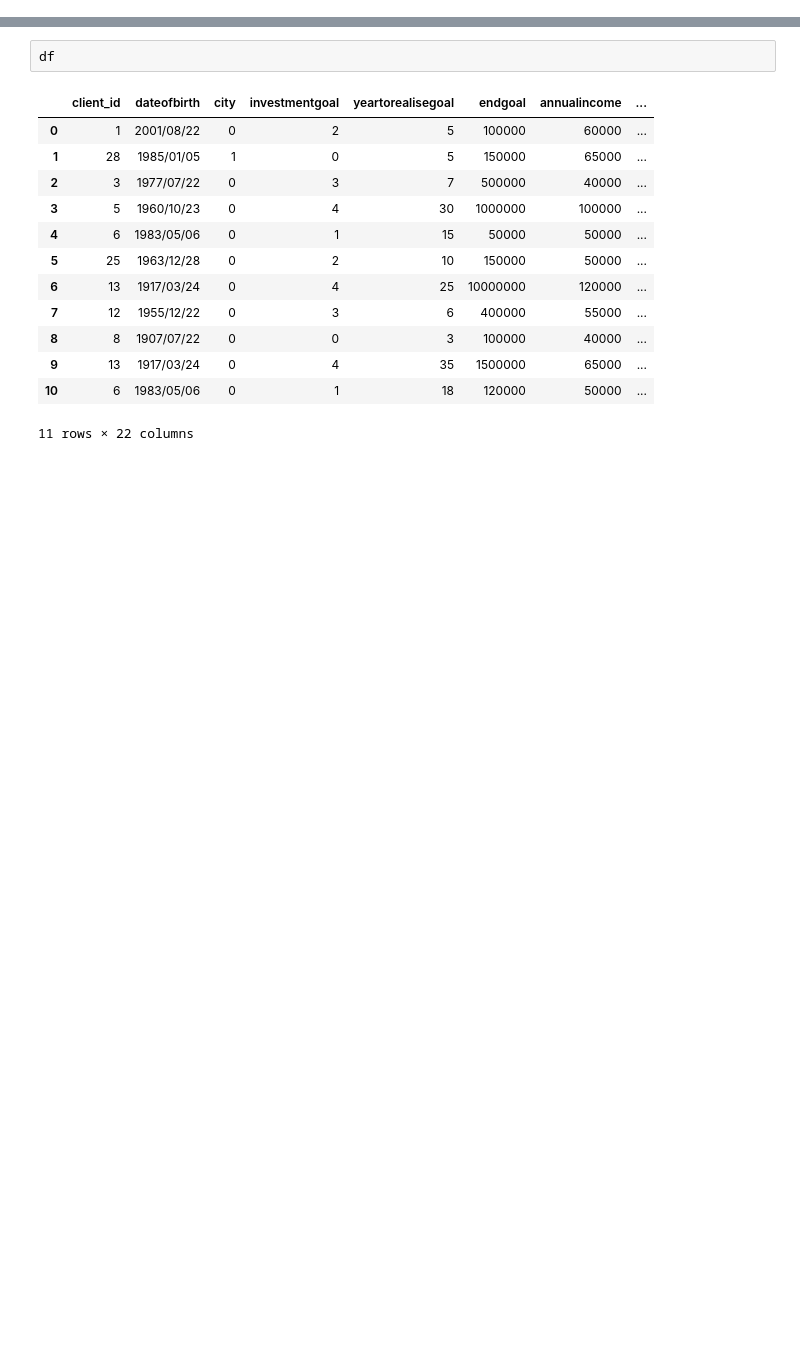
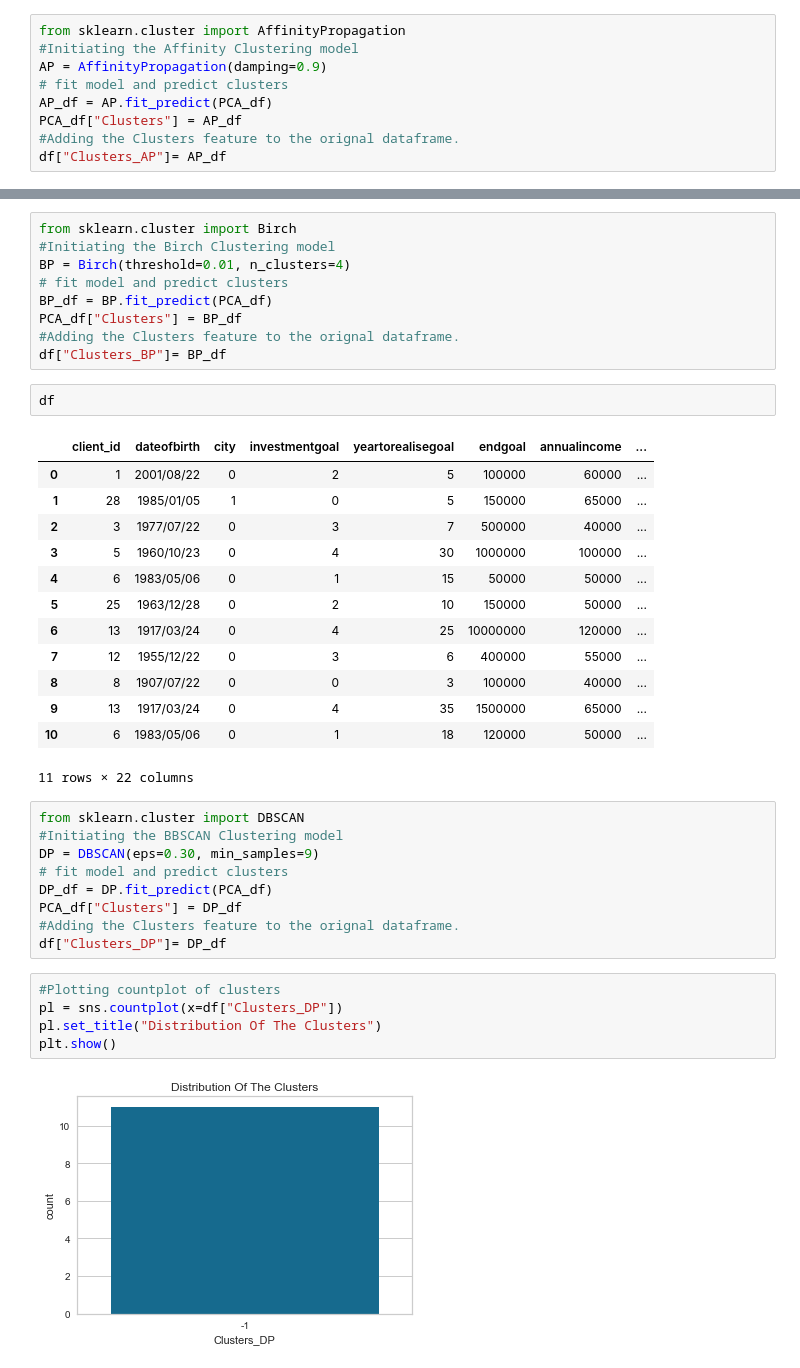
Before and after one commit to minhnguyen168/TheGeeks, a Jupyter notebook: hi.ipynb, the cells around one changed output, grey strips where cells are left out. Drawn from its saved outputs; the diff is of its cells as text; blank space fills up the shorter version.

```diff
--- a/hi.ipynb
+++ b/hi.ipynb
@@ -119,0 +115,9 @@ plt.show()
+# %%
+from sklearn.cluster import AffinityPropagation
+#Initiating the Affinity Clustering model
+AP = AffinityPropagation(damping=0.9)
+# fit model and predict clusters
+AP_df = AP.fit_predict(PCA_df)
+PCA_df["Clusters"] = AP_df
+#Adding the Clusters feature to the orignal dataframe.
+df["Clusters_AP"]= AP_df
@@ -120,3 +130,12 @@ plt.show()
+# %%
+from sklearn.cluster import Birch
+#Initiating the Birch Clustering model
+BP = Birch(threshold=0.01, n_clusters=4)
+# fit model and predict clusters
+BP_df = BP.fit_predict(PCA_df)
+PCA_df["Clusters"] = BP_df
+#Adding the Clusters feature to the orignal dataframe.
+df["Clusters_BP"]= BP_df
 # %%
 df
 # %% [output]
@@ -133,3 +152,19 @@ df
 | 9 | 13 | 1917/03/24 | 0 | 4 | 35 | 1500000 | 65000 | ... |
 | 10 | 6 | 1983/05/06 | 0 | 1 | 18 | 120000 | 50000 | ... |
 11 rows × 22 columns
+# %%
+from sklearn.cluster import DBSCAN
+#Initiating the BBSCAN Clustering model
+DP = DBSCAN(eps=0.30, min_samples=9)
+# fit model and predict clusters
+DP_df = DP.fit_predict(PCA_df)
+PCA_df["Clusters"] = DP_df
+#Adding the Clusters feature to the orignal dataframe.
+df["Clusters_DP"]= DP_df
+# %%
+#Plotting countplot of clusters
+pl = sns.countplot(x=df["Clusters_DP"])
+pl.set_title("Distribution Of The Clusters")
+plt.show()
+# %% [output]
+[figure, added]
```
Also changed, not shown: parts of 19 cells of this notebook, 8 other files.
